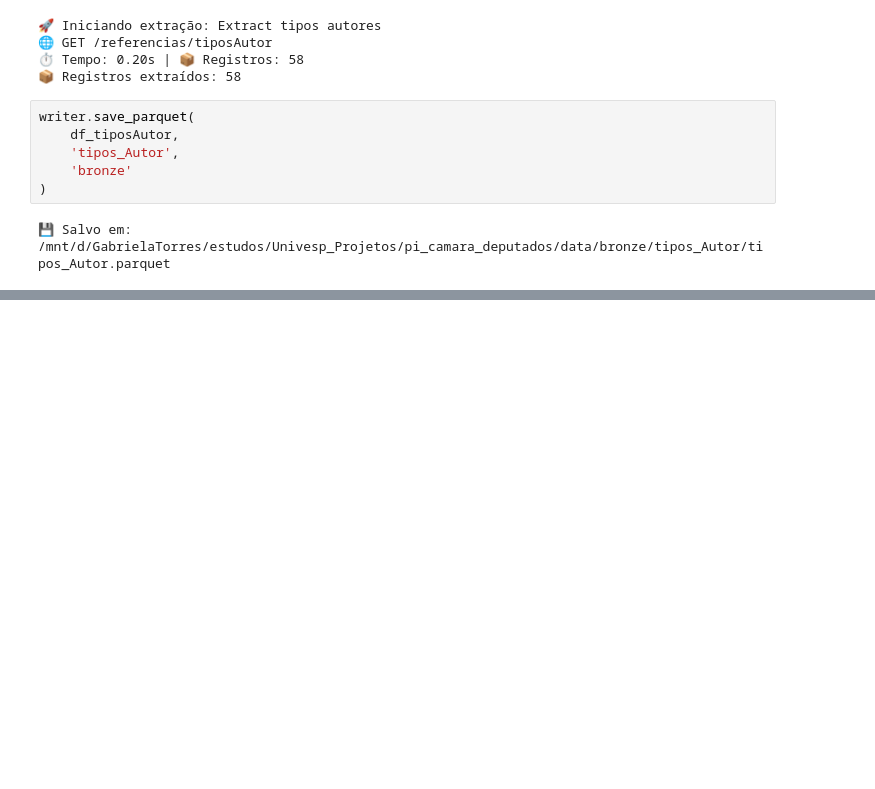
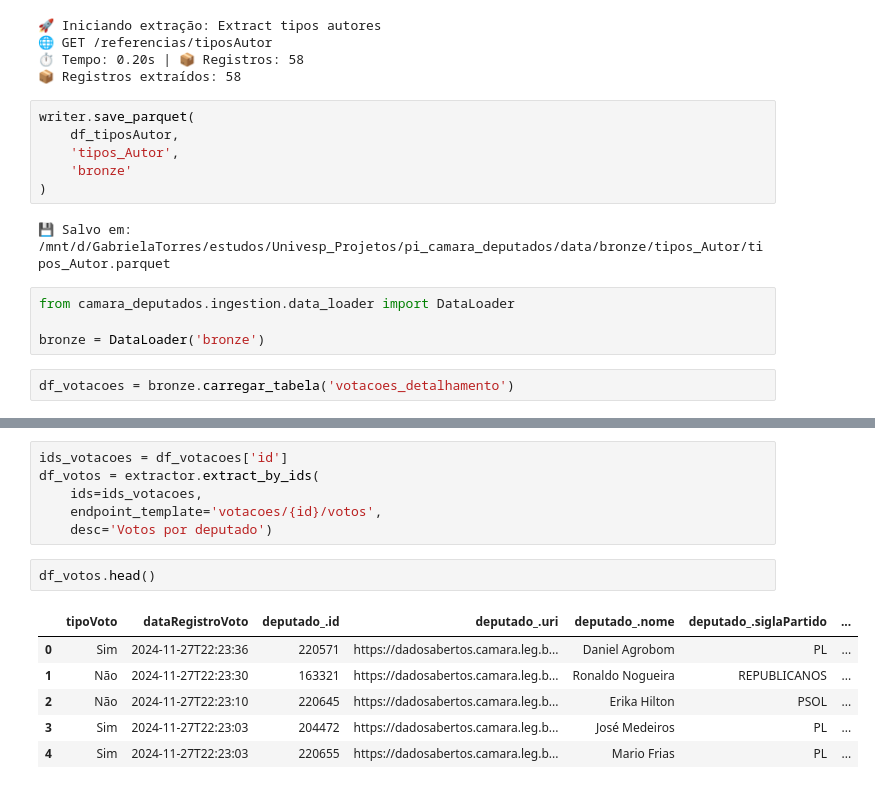
Before and after one commit to gabistorres85/pi_camara_deputados, a Jupyter notebook: notebooks/extract_notebook.ipynb, the cells around one changed output, grey strips where cells are left out. Drawn from its saved outputs; the diff is of its cells as text; blank space fills up the shorter version.

```diff
--- a/notebooks/extract_notebook.ipynb
+++ b/notebooks/extract_notebook.ipynb
@@ -445,3 +445,9 @@ writer.save_parquet(
 )
 # %% [output]
 💾 Salvo em: /mnt/d/GabrielaTorres/estudos/Univesp_Projetos/pi_camara_deputados/data/bronze/tipos_Autor/tipos_Autor.parquet
+# %%
+from camara_deputados.ingestion.data_loader import DataLoader
+
+bronze = DataLoader('bronze')
+# %%
+df_votacoes = bronze.carregar_tabela('votacoes_detalhamento')
@@ -447,0 +467,15 @@ writer.save_parquet(
+# %%
+ids_votacoes = df_votacoes['id']
+df_votos = extractor.extract_by_ids(
+    ids=ids_votacoes,
+    endpoint_template='votacoes/{id}/votos',
+    desc='Votos por deputado')
+# %%
+df_votos.head()
+# %% [output]
+|  | tipoVoto | dataRegistroVoto | deputado_.id | deputado_.uri | deputado_.nome | deputado_.siglaPartido | ... |
+| 0 | Sim | 2024-11-27T22:23:36 | 220571 | https://dadosabertos.camara.leg.b... | Daniel Agrobom | PL | ... |
+| 1 | Não | 2024-11-27T22:23:30 | 163321 | https://dadosabertos.camara.leg.b... | Ronaldo Nogueira | REPUBLICANOS | ... |
+| 2 | Não | 2024-11-27T22:23:10 | 220645 | https://dadosabertos.camara.leg.b... | Erika Hilton | PSOL | ... |
+| 3 | Sim | 2024-11-27T22:23:03 | 204472 | https://dadosabertos.camara.leg.b... | José Medeiros | PL | ... |
+| 4 | Sim | 2024-11-27T22:23:03 | 220655 | https://dadosabertos.camara.leg.b... | Mario Frias | PL | ... |
```
Also changed, not shown: parts of 4 cells of this notebook, 5 other files.
